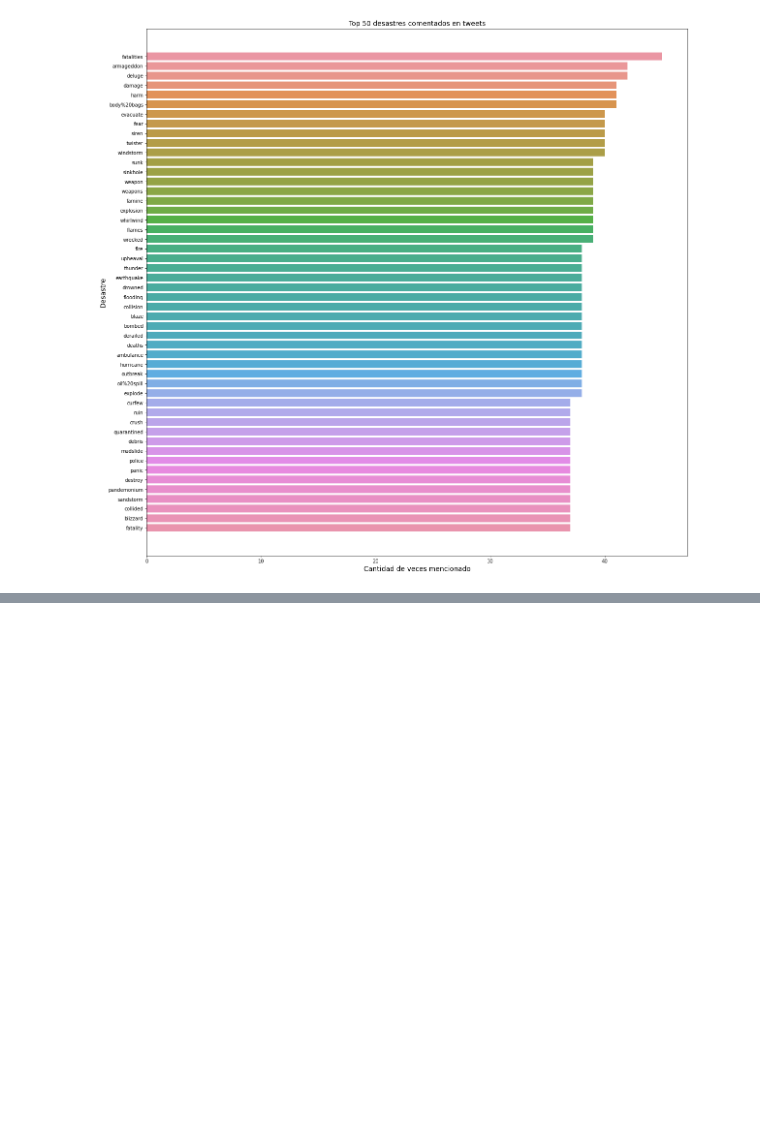
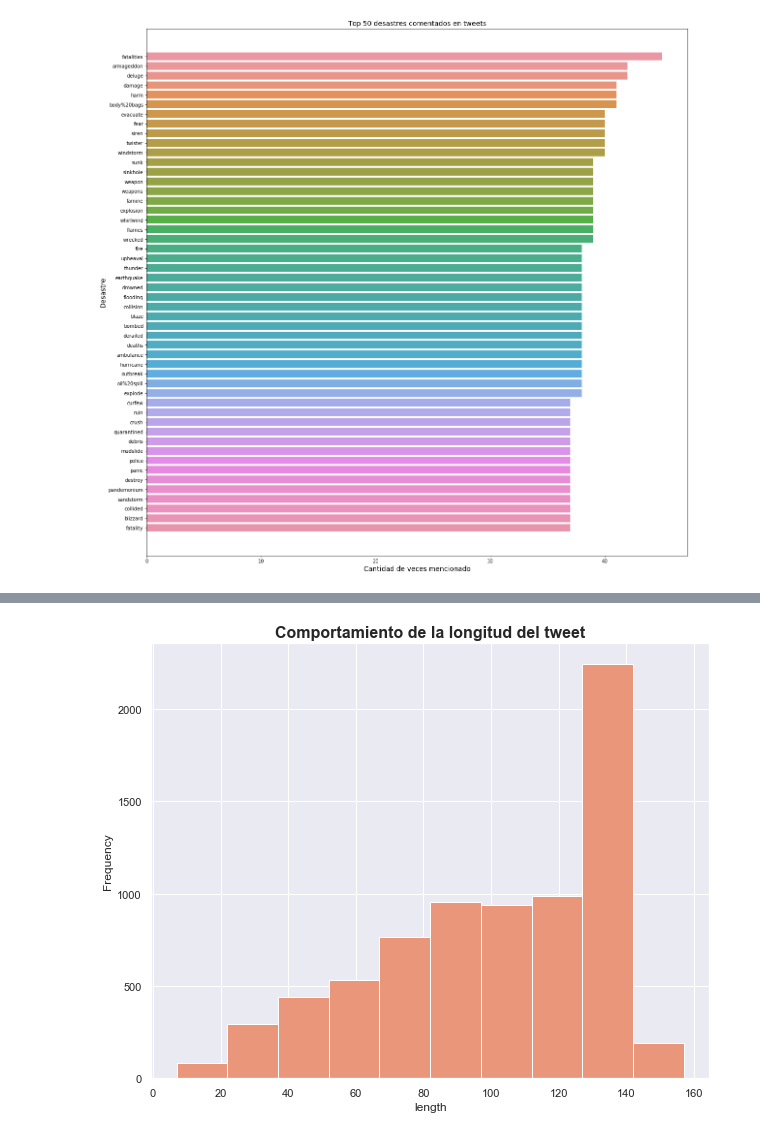
Before and after one commit to milemarchese/OrganizacionDeDatos, a Jupyter notebook: Análisis Exploratorio.ipynb, the cells around one changed output, grey strips where cells are left out. Saved outputs shown, nothing was run; the diff lists cells and outputs as text; code cells hidden in the pictures; blank space fills up the shorter version.

Commit message:
agrega todo lo relacionado a longitud del tw + finger

```diff
--- a/Análisis Exploratorio.ipynb
+++ b/Análisis Exploratorio.ipynb
@@ -100,0 +103,4 @@ grafico.plot()
+# %%
+tweets_length = tweets[['text','target']]
+
+tweets_length.count()
@@ -100,0 +115,3 @@ grafico.plot()
+# %%
+tweets_length['length'] = tweets_length['text'].str.len()
+tweets_length.head()
@@ -100,0 +125,11 @@ grafico.plot()
+# %%
+fig=plt.figure()
+ax = fig.add_subplot(111)
+
+plt.title('Comportamiento de la longitud del tweet',fontsize=16,fontweight='bold')
+ax.set_xlabel('length')
+tweets_length['length'].plot.hist(color='darksalmon', figsize=(10, 8))
+
+plt.show()
+# %% [output]
+[figure, added]
```
Also changed, not shown: parts of 11 cells of this notebook.
